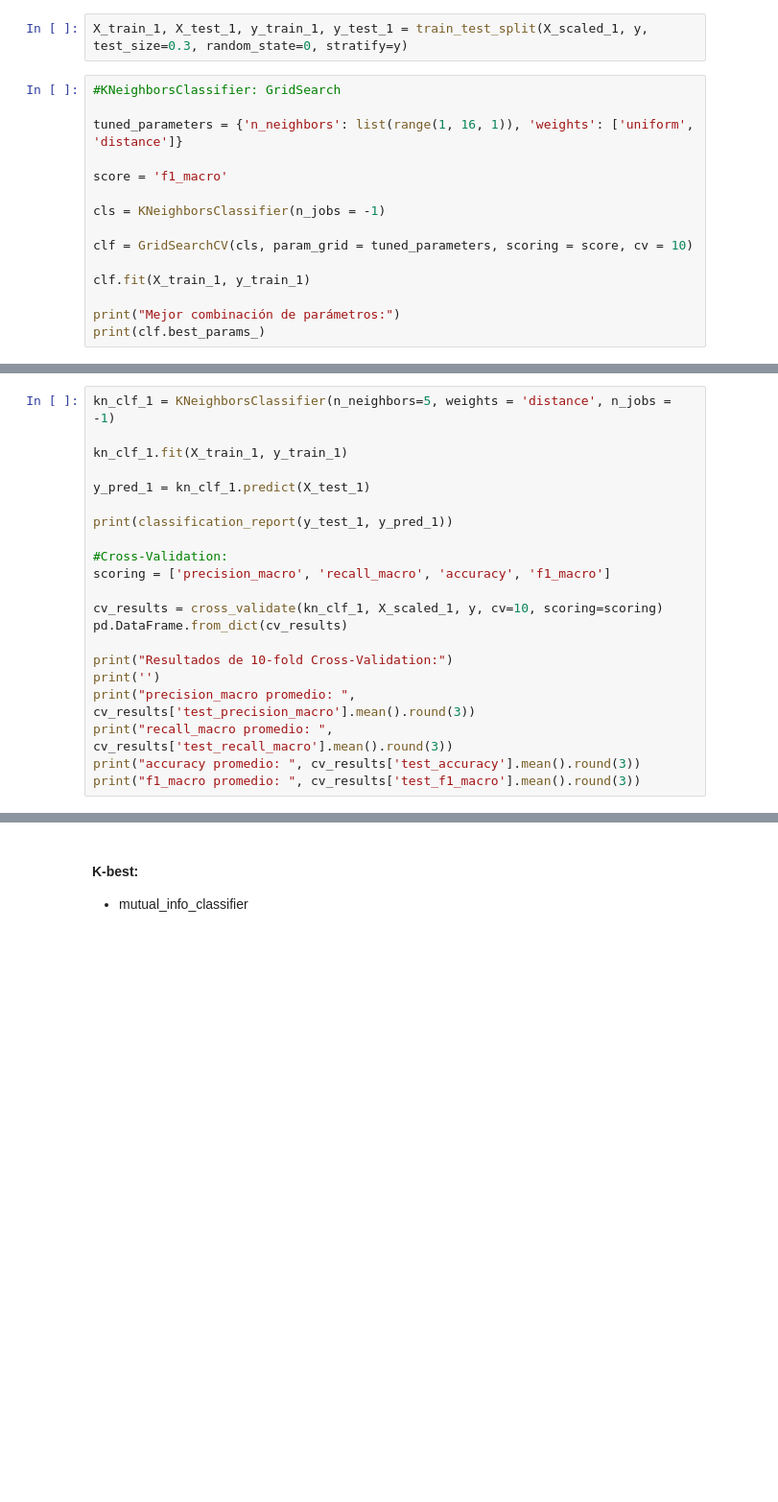
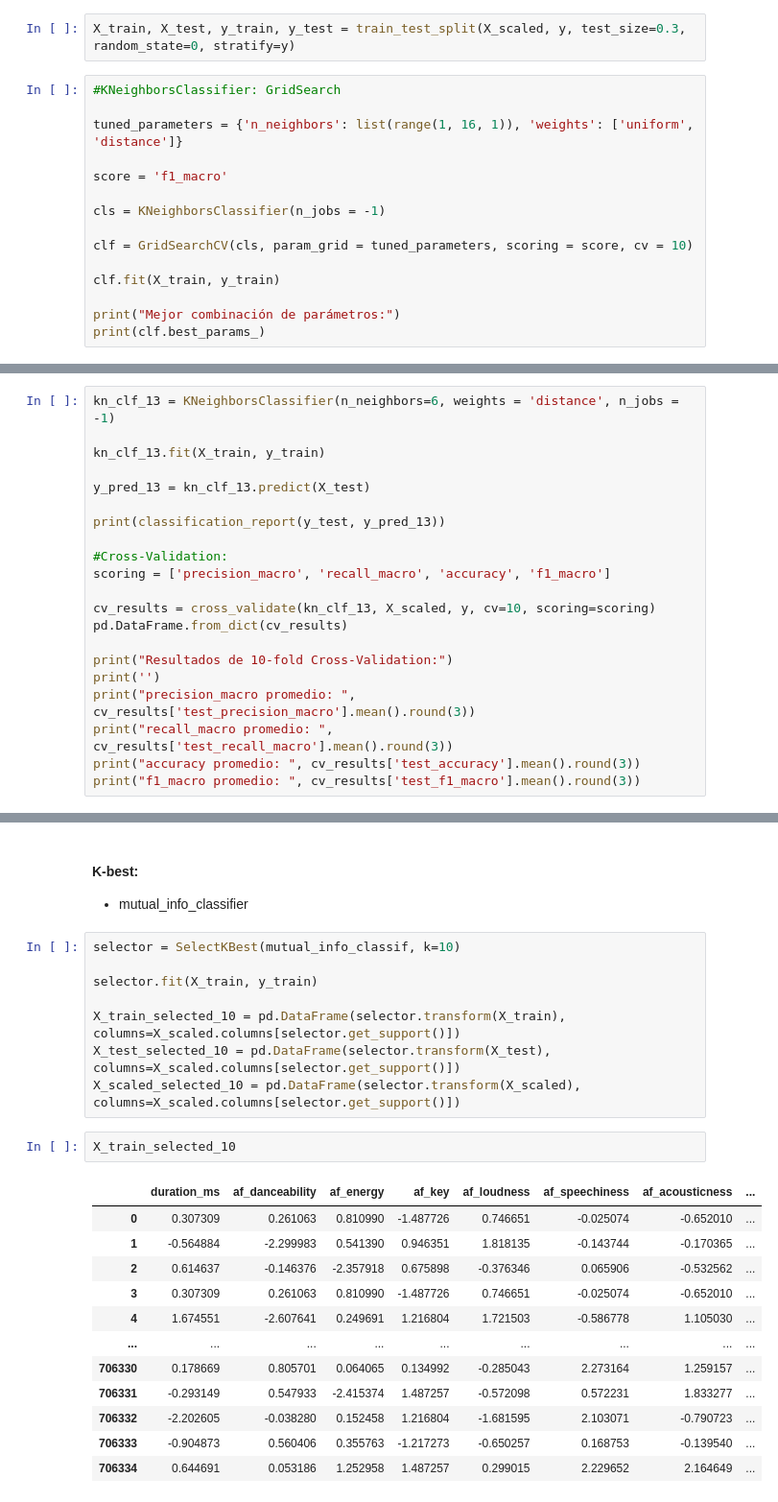
Before and after one commit to diego5714/Insight_Alchemist, a Jupyter notebook: Hito-3/Experimentos/P1/p1.ipynb, the cells around one changed output, grey strips where cells are left out. Shown: that part at 96% size. Saved outputs shown, nothing was run; the diff lists cells and outputs as text; blank space fills up the shorter version.

```diff
--- a/Hito-3/Experimentos/P1/p1.ipynb
+++ b/Hito-3/Experimentos/P1/p1.ipynb
@@ -126,7 +115,7 @@ Name: af_valence, Length: 1009050, dtype: int64
 # %% [markdown]
 ### Sin reducir atributos:
 # %%
-X_train_1, X_test_1, y_train_1, y_test_1 = train_test_split(X_scaled_1, y, test_size=0.3, random_state=0, stratify=y)
+X_train, X_test, y_train, y_test = train_test_split(X_scaled, y, test_size=0.3, random_state=0, stratify=y)
 # %%
 #KNeighborsClassifier: GridSearch
 
@@ -138,7 +127,7 @@ cls = KNeighborsClassifier(n_jobs = -1)
 
 clf = GridSearchCV(cls, param_grid = tuned_parameters, scoring = score, cv = 10)
 
-clf.fit(X_train_1, y_train_1)
+clf.fit(X_train, y_train)
 
 print("Mejor combinación de parámetros:")
 print(clf.best_params_)
@@ -148,16 +137,16 @@ Mejor combinación de parámetros:
 # %%
-kn_clf_1 = KNeighborsClassifier(n_neighbors=5, weights = 'distance', n_jobs = -1)
+kn_clf_13 = KNeighborsClassifier(n_neighbors=6, weights = 'distance', n_jobs = -1)
 
-kn_clf_1.fit(X_train_1, y_train_1)
+kn_clf_13.fit(X_train, y_train)
 
-y_pred_1 = kn_clf_1.predict(X_test_1)
+y_pred_13 = kn_clf_13.predict(X_test)
 
-print(classification_report(y_test_1, y_pred_1))
+print(classification_report(y_test, y_pred_13))
 
 #Cross-Validation:
 scoring = ['precision_macro', 'recall_macro', 'accuracy', 'f1_macro']
 
-cv_results = cross_validate(kn_clf_1, X_scaled_1, y, cv=10, scoring=scoring)
+cv_results = cross_validate(kn_clf_13, X_scaled, y, cv=10, scoring=scoring)
 pd.DataFrame.from_dict(cv_results)
 
 print("Resultados de 10-fold Cross-Validation:")
@@ -189,3 +178,26 @@ f1_macro promedio:  0.988
 # %% [markdown]
 #### K-best:
 - mutual_info_classifier
+# %%
+selector = SelectKBest(mutual_info_classif, k=10)
+
+selector.fit(X_train, y_train)
+
+X_train_selected_10 = pd.DataFrame(selector.transform(X_train), columns=X_scaled.columns[selector.get_support()])
+X_test_selected_10 = pd.DataFrame(selector.transform(X_test), columns=X_scaled.columns[selector.get_support()])
+X_scaled_selected_10 = pd.DataFrame(selector.transform(X_scaled), columns=X_scaled.columns[selector.get_support()])
+# %%
+X_train_selected_10
+# %% [output]
+|  | duration_ms | af_danceability | af_energy | af_key | af_loudness | af_speechiness | af_acousticness | ... |
+| 0 | 0.307309 | 0.261063 | 0.810990 | -1.487726 | 0.746651 | -0.025074 | -0.652010 | ... |
+| 1 | -0.564884 | -2.299983 | 0.541390 | 0.946351 | 1.818135 | -0.143744 | -0.170365 | ... |
+| 2 | 0.614637 | -0.146376 | -2.357918 | 0.675898 | -0.376346 | 0.065906 | -0.532562 | ... |
+| 3 | 0.307309 | 0.261063 | 0.810990 | -1.487726 | 0.746651 | -0.025074 | -0.652010 | ... |
+| 4 | 1.674551 | -2.607641 | 0.249691 | 1.216804 | 1.721503 | -0.586778 | 1.105030 | ... |
+| ... | ... | ... | ... | ... | ... | ... | ... | ... |
+| 706330 | 0.178669 | 0.805701 | 0.064065 | 0.134992 | -0.285043 | 2.273164 | 1.259157 | ... |
+| 706331 | -0.293149 | 0.547933 | -2.415374 | 1.487257 | -0.572098 | 0.572231 | 1.833277 | ... |
+| 706332 | -2.202605 | -0.038280 | 0.152458 | 1.216804 | -1.681595 | 2.103071 | -0.790723 | ... |
+| 706333 | -0.904873 | 0.560406 | 0.355763 | -1.217273 | -0.650257 | 0.168753 | -0.139540 | ... |
+| 706334 | 0.644691 | 0.053186 | 1.252958 | 1.487257 | 0.299015 | 2.229652 | 2.164649 | ... |
```
Also changed, not shown: parts of 47 cells of this notebook, 1 other file.
